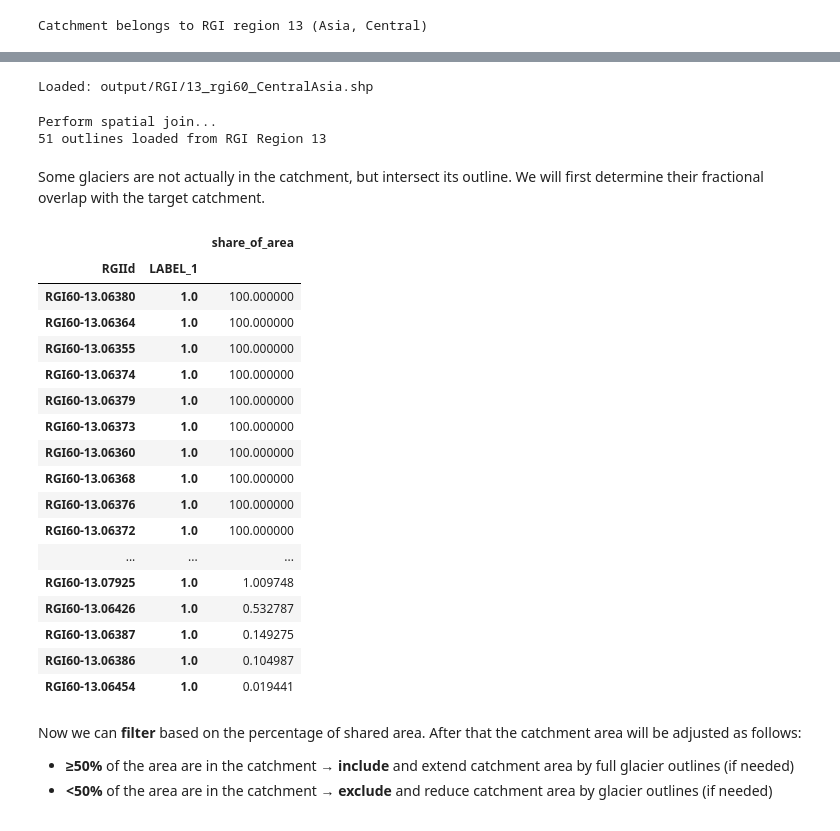
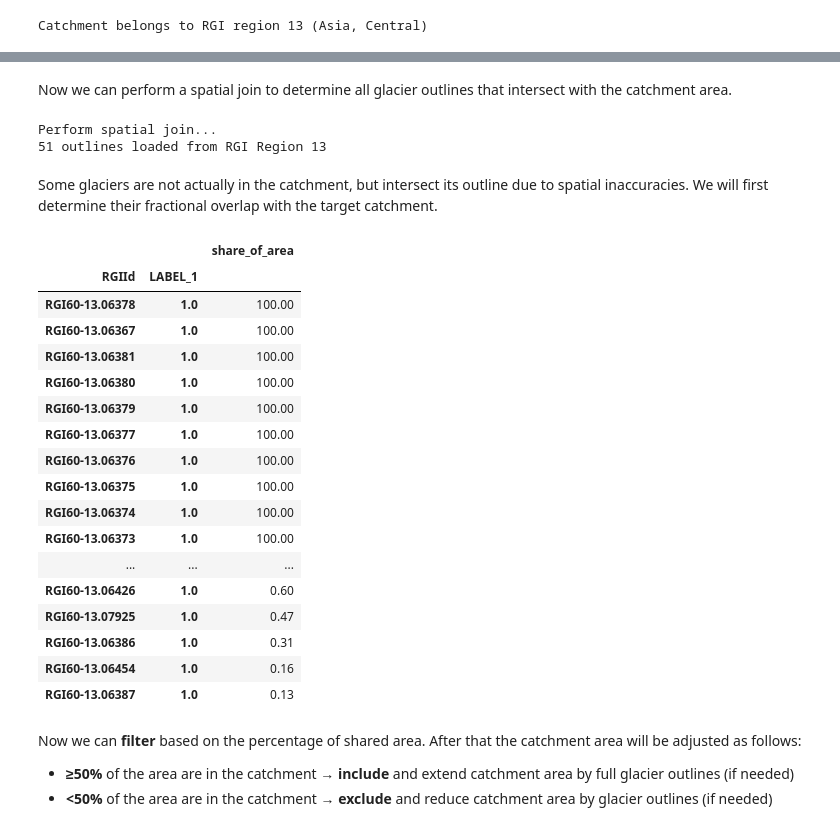
Before and after one commit to phiscu/matilda_edu, a Jupyter notebook: Notebook1_Catchment_delineation.ipynb, the cells around one changed output, grey strips where cells are left out. Saved outputs shown, nothing was run; the diff lists cells and outputs as text; code cells hidden in the pictures.

```diff
--- a/Notebook1_Catchment_delineation.ipynb
+++ b/Notebook1_Catchment_delineation.ipynb
@@ -490,22 +514,5 @@ Wall time: 21.1 s
-# %%
-#reading the shapefile
-
-import glob
-import os
-
-region_str = f"{rgi_code}_rgi60_*.shp"
-search_pattern = os.path.join(output_folder, 'RGI', region_str)
-
-matching_files = glob.glob(search_pattern)
-
-if matching_files:
-    rgi_path = matching_files[0]
-    rgi = gpd.read_file(rgi_path)
-    print(f"Loaded: {rgi_path}")
-else:
-    print(f"no shapefile for {rgi_code} found")
-# %% [output]
-Loaded: output/RGI/13_rgi60_CentralAsia.shp
+# %% [markdown]
+Now we can perform a spatial join to determine all glacier outlines that intersect with the catchment area.
 # %%
 if rgi.crs != catchment.crs:
     print("CRS adjusted")
@@ -520,39 +527,39 @@ if len(rgi_catchment.index) > 0:
 Perform spatial join...
 51 outlines loaded from RGI Region 13
 # %% [markdown]
-Some glaciers are not actually in the catchment, but intersect its outline. We will first determine their fractional overlap with the target catchment.
+Some glaciers are not actually in the catchment, but intersect its outline due to spatial inaccuracies. We will first determine their fractional overlap with the target catchment.
 # %%
 # intersects selects too many. calculate percentage of glacier area that is within catchment
 rgi_catchment['rgi_area'] = rgi_catchment.to_crs(crs).area
 
 gdf_joined = gpd.overlay(catchment, rgi_catchment, how='union')
 gdf_joined['area_joined'] = gdf_joined.to_crs(crs).area
-gdf_joined['share_of_area'] = (gdf_joined['area_joined'] / gdf_joined['rgi_area'] * 100)
+gdf_joined['share_of_area'] = round((gdf_joined['area_joined'] / gdf_joined['rgi_area'] * 100), 2)
 
 results = (gdf_joined
            .groupby(['RGIId', 'LABEL_1'])
            .agg({'share_of_area': 'sum'}))
 
 display(results.sort_values(['share_of_area'], ascending=False))
 # %% [output]
 |  |  | share_of_area |
 | RGIId | LABEL_1 |  |
-| RGI60-13.06380 | 1.0 | 100.000000 |
-| RGI60-13.06364 | 1.0 | 100.000000 |
-| RGI60-13.06355 | 1.0 | 100.000000 |
-| RGI60-13.06374 | 1.0 | 100.000000 |
-| RGI60-13.06379 | 1.0 | 100.000000 |
-| RGI60-13.06373 | 1.0 | 100.000000 |
-| RGI60-13.06360 | 1.0 | 100.000000 |
-| RGI60-13.06368 | 1.0 | 100.000000 |
-| RGI60-13.06376 | 1.0 | 100.000000 |
-| RGI60-13.06372 | 1.0 | 100.000000 |
+| RGI60-13.06378 | 1.0 | 100.00 |
+| RGI60-13.06367 | 1.0 | 100.00 |
+| RGI60-13.06381 | 1.0 | 100.00 |
+| RGI60-13.06380 | 1.0 | 100.00 |
+| RGI60-13.06379 | 1.0 | 100.00 |
+| RGI60-13.06377 | 1.0 | 100.00 |
+| RGI60-13.06376 | 1.0 | 100.00 |
+| RGI60-13.06375 | 1.0 | 100.00 |
+| RGI60-13.06374 | 1.0 | 100.00 |
+| RGI60-13.06373 | 1.0 | 100.00 |
 | ... | ... | ... |
-| RGI60-13.07925 | 1.0 | 1.009748 |
-| RGI60-13.06426 | 1.0 | 0.532787 |
-| RGI60-13.06387 | 1.0 | 0.149275 |
-| RGI60-13.06386 | 1.0 | 0.104987 |
-| RGI60-13.06454 | 1.0 | 0.019441 |
+| RGI60-13.06426 | 1.0 | 0.60 |
+| RGI60-13.07925 | 1.0 | 0.47 |
+| RGI60-13.06386 | 1.0 | 0.31 |
+| RGI60-13.06454 | 1.0 | 0.16 |
+| RGI60-13.06387 | 1.0 | 0.13 |
 # %% [markdown]
 Now we can **filter** based on the percentage of shared area. After that the catchment area will be adjusted as follows:
 
```
Also changed, not shown: parts of 33 cells of this notebook, 6 other files.
